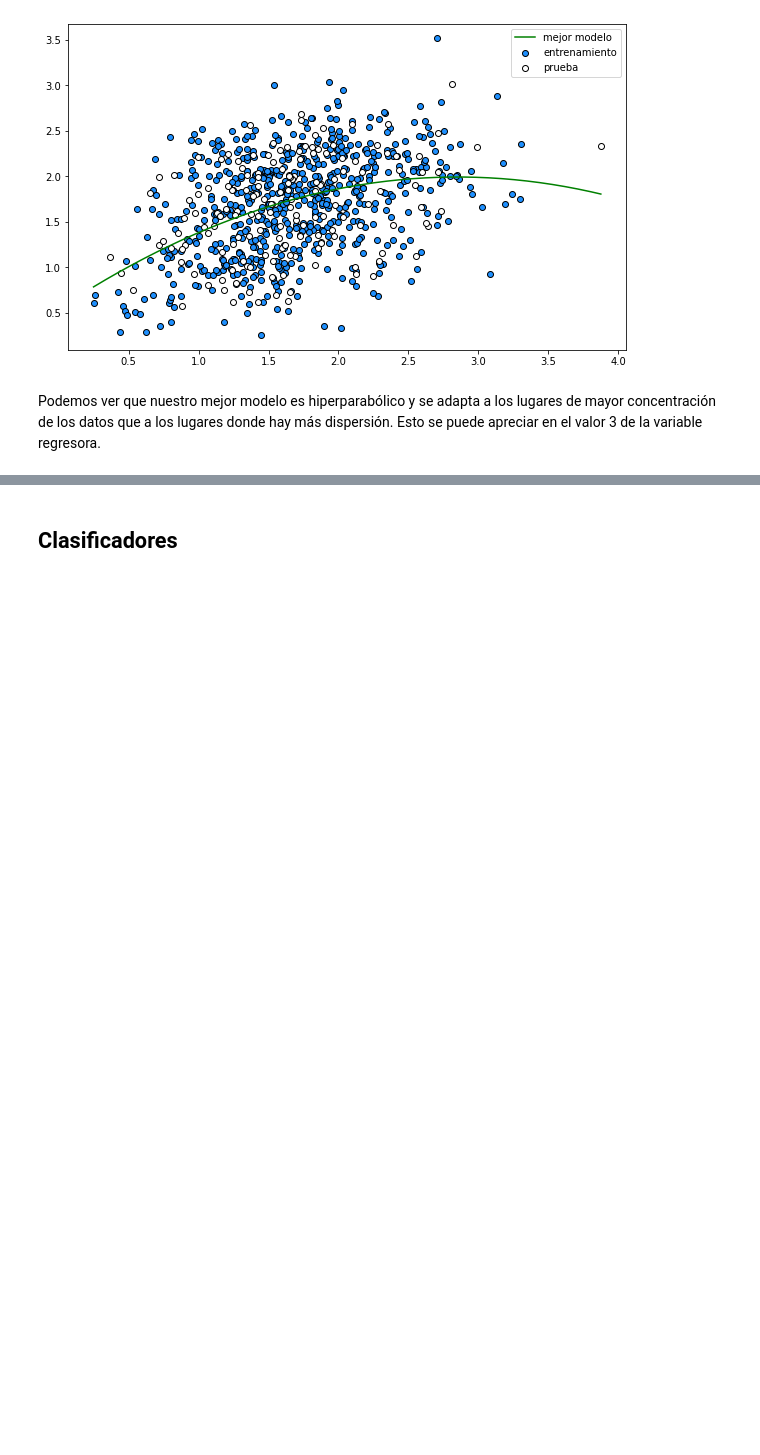
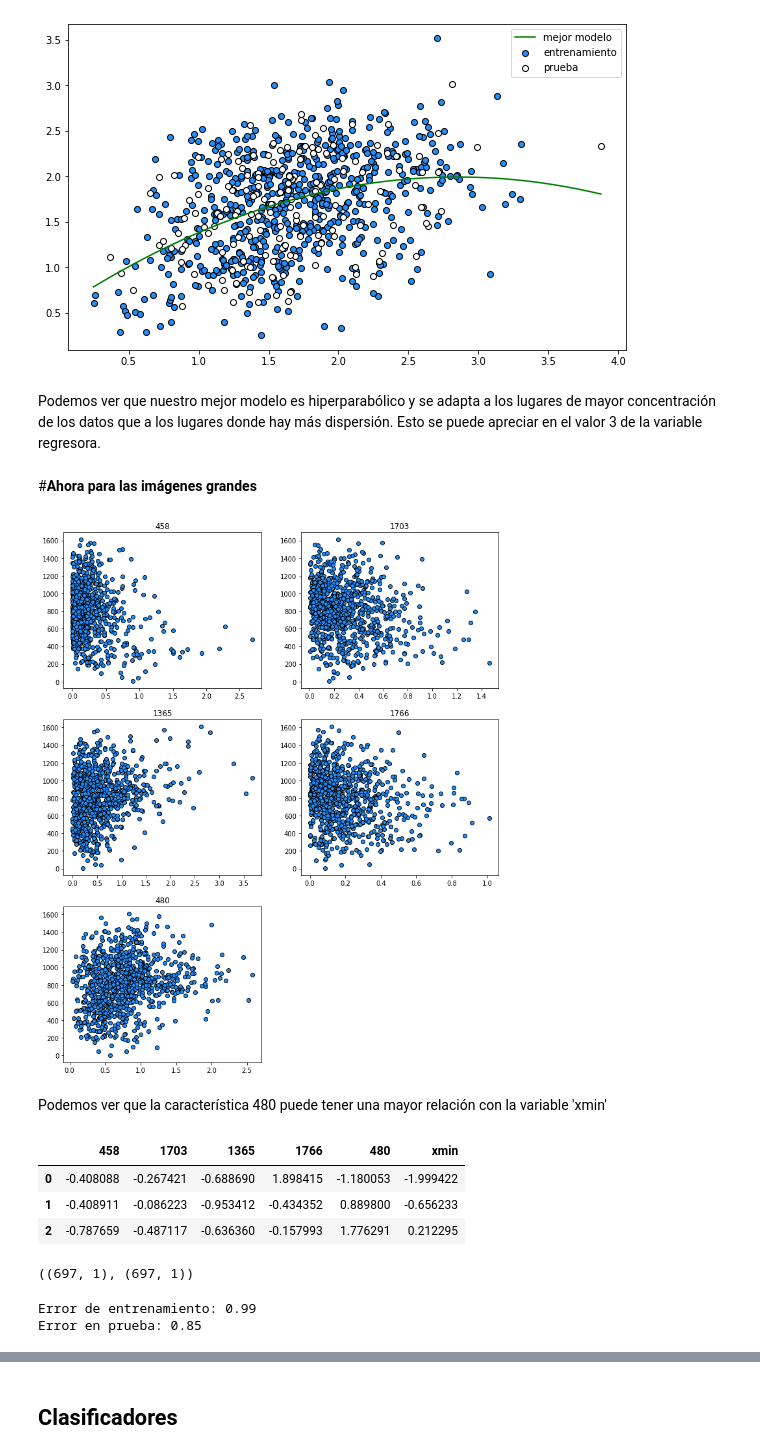
Before and after one commit to Ana1890/Deteccion-de-objetos-en-imagenes, a Jupyter notebook: Copia_de_4_Introducción_al_Aprendizaje_Supervisado_Detección_de_Objetos.ipynb, the cells around one changed output, grey strips where cells are left out. Saved outputs shown, nothing was run; the diff lists cells and outputs as text; code cells hidden in the pictures; blank space fills up the shorter version.

```diff
--- a/Copia_de_4_Introducción_al_Aprendizaje_Supervisado_Detección_de_Objetos.ipynb
+++ b/Copia_de_4_Introducción_al_Aprendizaje_Supervisado_Detección_de_Objetos.ipynb
@@ -502,3 +493,64 @@ plt.show()
 [figure]
 # %% [markdown]
 Podemos ver que nuestro mejor modelo es hiperparabólico y se adapta a los lugares de mayor concentración de los datos que a los lugares donde hay más dispersión. Esto se puede apreciar en el valor 3 de la variable regresora.
+# %% [markdown]
+#**Ahora para las imágenes grandes**
+# %%
+#Vemos los features relacionados con xmin que descubrimos en el práctico anterior
+features_grande_xmin=['458', '1703', '1365', '1766', '480']
+# %%
+plt.figure(figsize=(12,15))
+k=0
+
+for i in features_grande_xmin:
+ k=k+1
+ plt.subplot(3,2,k)
+ plt.scatter(tabla_0_grande[i],tabla_0_grande['xmin'], facecolor="dodgerblue", edgecolor="k", label="datos")
+ plt.title(i)
+ #plt.show()
+# %% [output]
+[figure, added]
+# %% [markdown]
+Podemos ver que la característica 480 puede tener una mayor relación con la variable 'xmin'
+# %%
+#Escalamos una dimensión
+array_grandes_xmin=np.array(tabla_0_grande['xmin'])
+scaler_grande_xmin = preprocessing.StandardScaler().fit_transform(array_grandes_xmin.reshape(-1,1))
+
+#Escalamos la característica
+df_grande_xmin_array=np.array(tabla_0_grande[features_grande_xmin])
+scaler_grande_df = preprocessing.StandardScaler().fit_transform(df_grande_xmin_array)
+
+#Pasamos los datos a un dataframe
+df_grande_xmin_scaled=pd.DataFrame(data=scaler_grande_df, index=tabla_0_grande.index, columns=features_grande_xmin)
+df_grande_xmin_scaled['xmin']=scaler_grande_xmin
+df_grande_xmin_scaled.head(3)
+# %% [output]
+|  | 458 | 1703 | 1365 | 1766 | 480 | xmin |
+| 0 | -0.408088 | -0.267421 | -0.688690 | 1.898415 | -1.180053 | -1.999422 |
+| 1 | -0.408911 | -0.086223 | -0.953412 | -0.434352 | 0.889800 | -0.656233 |
+| 2 | -0.787659 | -0.487117 | -0.636360 | -0.157993 | 1.776291 | 0.212295 |
+# %%
+X, y = np.array(df_grande_xmin_scaled['480']), np.array(df_grande_xmin_scaled['xmin'])
+X_train, X_test, y_train, y_test=train_test_split( X, y, train_size=0.80, random_state=0)
+(X_train.reshape(-1,1)).shape, (y_train.reshape(-1,1)).shape
+# %% [output]
+((697, 1), (697, 1))
+# %%
+#Modelo
+degree = 1
+model = make_pipeline(PolynomialFeatures(degree), LinearRegression())
+model.fit(X_train.reshape(-1,1), y_train.reshape(-1,1))
+
+#Predicción
+y_train_pred = model.predict(X_train.reshape(-1,1))
+y_test_pred = model.predict(X_test.reshape(-1,1))
+
+#Evaluación
+train_error = mean_squared_error(y_train.reshape(-1,1), y_train_pred)
+test_error = mean_squared_error(y_test.reshape(-1,1), y_test_pred)
+print(f'Error de entrenamiento: {train_error:0.2}')
+print(f'Error en prueba: {test_error:0.2}')
+# %% [output]
+Error de entrenamiento: 0.99
+Error en prueba: 0.85
```
Also changed, not shown: parts of 94 cells of this notebook.
